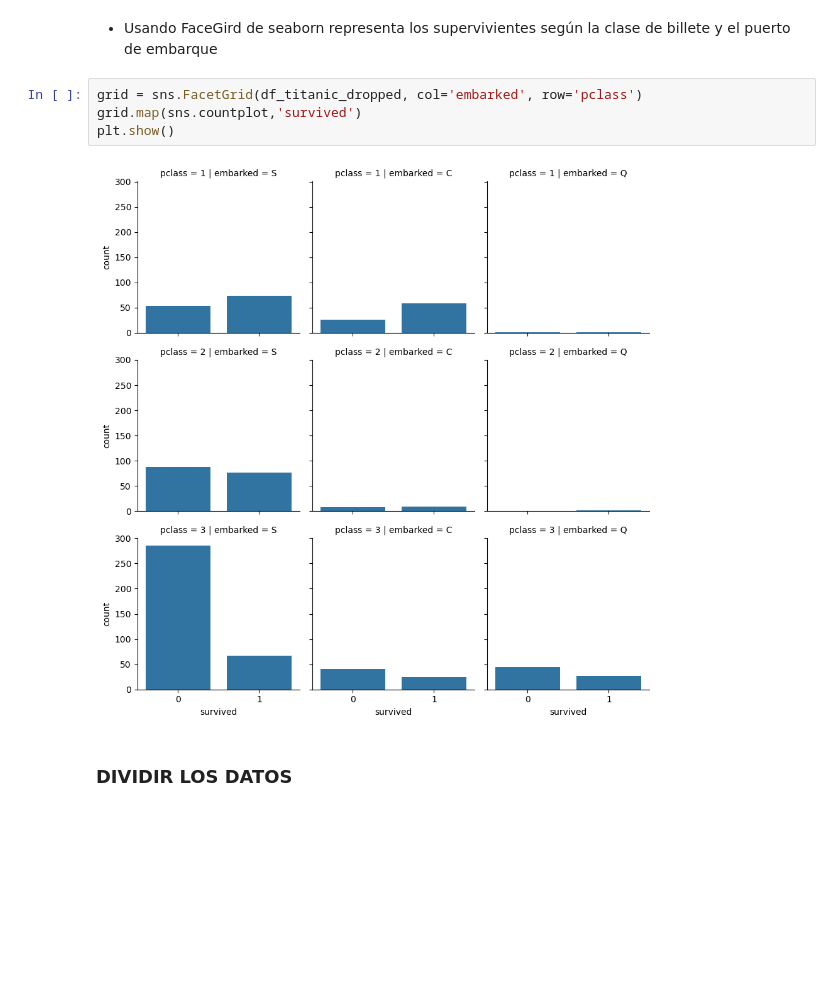
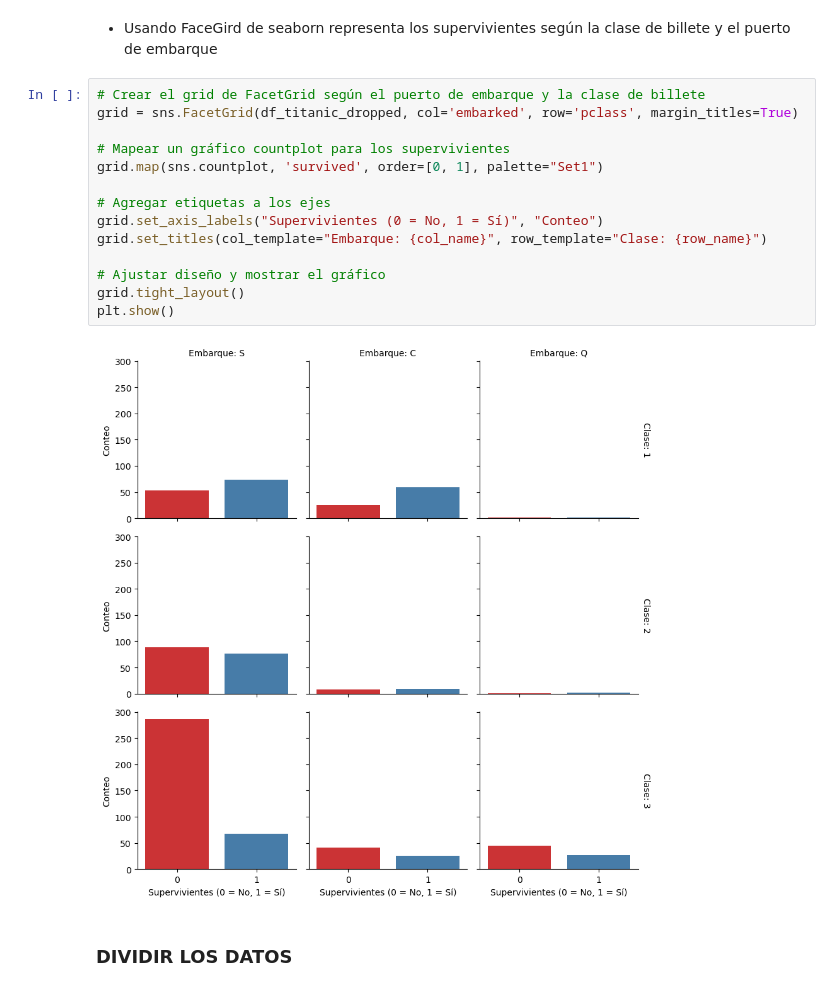
Before and after one commit to jonfdg9/IA, a Jupyter notebook: SAPA/Machine Learning/2_4Ejercicios.ipynb, the cells around one changed output. Cells and saved outputs as stored; diff of their text form; blank space fills up the shorter version.

```diff
--- a/SAPA/Machine Learning/2_4Ejercicios.ipynb
+++ b/SAPA/Machine Learning/2_4Ejercicios.ipynb
@@ -296,11 +300,21 @@ plt.show()
 # %% [markdown]
 - Usando FaceGird de seaborn representa los supervivientes según la clase de billete y el puerto de embarque
-# %%
-grid = sns.FacetGrid(df_titanic_dropped, col='embarked', row='pclass')
-grid.map(sns.countplot,'survived')
-plt.show()
-# %% [output]
-[figure, removed]
+# %%
+# Crear el grid de FacetGrid según el puerto de embarque y la clase de billete
+grid = sns.FacetGrid(df_titanic_dropped, col='embarked', row='pclass', margin_titles=True)
+
+# Mapear un gráfico countplot para los supervivientes
+grid.map(sns.countplot, 'survived', order=[0, 1], palette="Set1")
+
+# Agregar etiquetas a los ejes
+grid.set_axis_labels("Supervivientes (0 = No, 1 = Sí)", "Conteo")
+grid.set_titles(col_template="Embarque: {col_name}", row_template="Clase: {row_name}")
+
+# Ajustar diseño y mostrar el gráfico
+grid.tight_layout()
+plt.show()
+# %% [output]
+[figure, added]
 # %% [markdown]
 ### DIVIDIR LOS DATOS
 # %% [markdown]
```
Also changed, not shown: parts of 12 cells of this notebook, 21 other files.
